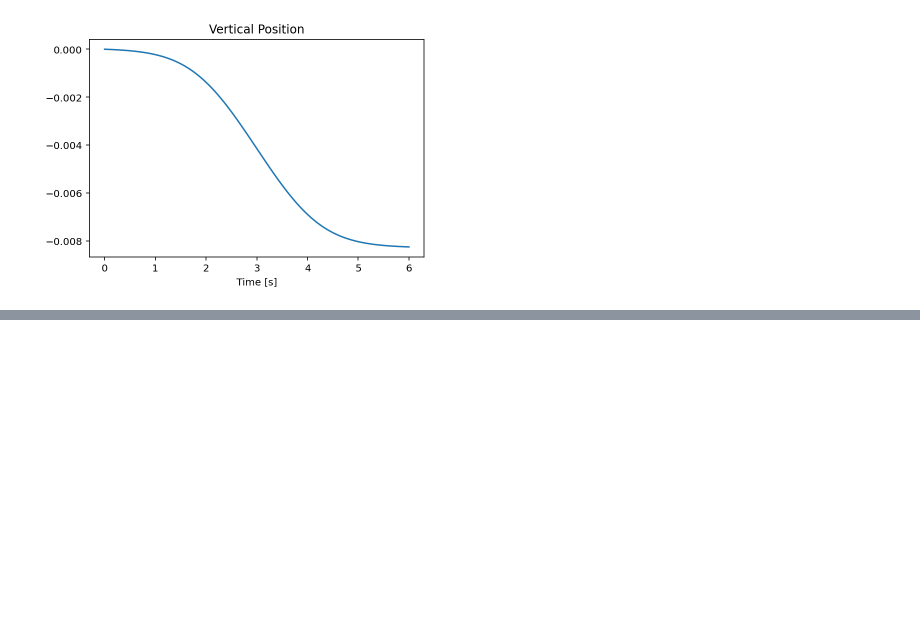
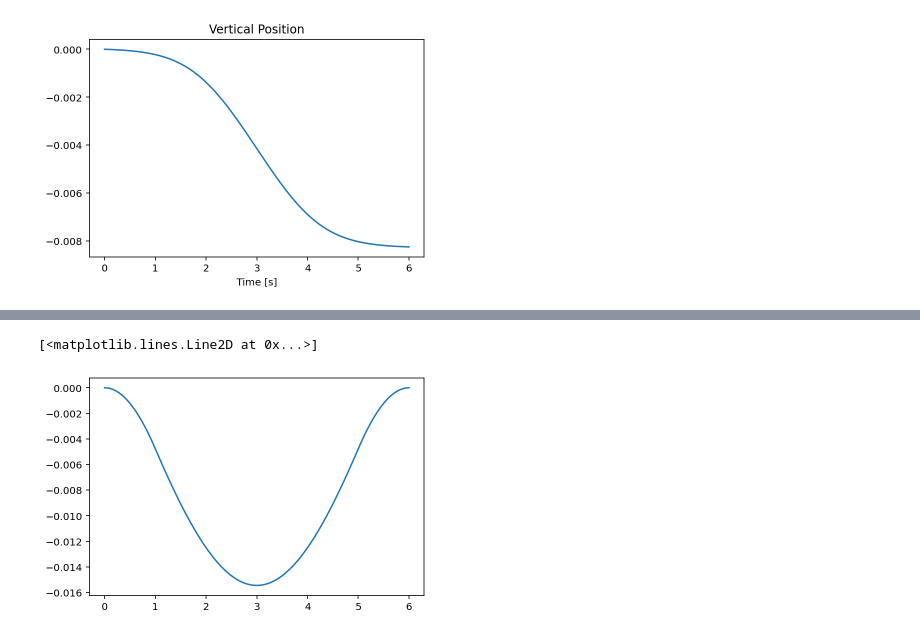
Before and after one commit to eric-heiden/panda-force, a Jupyter notebook: Vertical Cutting Velocity.ipynb, the cells around one changed output, grey strips where cells are left out. Saved outputs shown, nothing was run; the diff lists cells and outputs as text; code cells hidden in the pictures; blank space fills up the shorter version.

```diff
--- a/Vertical Cutting Velocity.ipynb
+++ b/Vertical Cutting Velocity.ipynb
@@ -31,0 +38,7 @@ plt.plot(xs, ps);
+# %%
+def sigmoid_step(x, kappa=1.0):
+    if x <= 0.0:
+        return 0.0
+    if x >= 1.0 / kappa:
+        return 1.0
+    return np.sin((x*np.pi*kappa-np.pi/2)) * 0.5 + 0.5
@@ -31,0 +53,6 @@ plt.plot(xs, ps);
+# %%
+trajectory = np.array([-0.05 * (sigmoid_step(x, 0.2) + sigmoid_step(6.0-x, 0.2) - 1.0) for x in xs])
+plt.plot(xs, trajectory)
+# %% [output]
+[<matplotlib.lines.Line2D at 0x...>]
+[figure, added]
```
Also changed, not shown: parts of 14 cells of this notebook, 3 other files.
